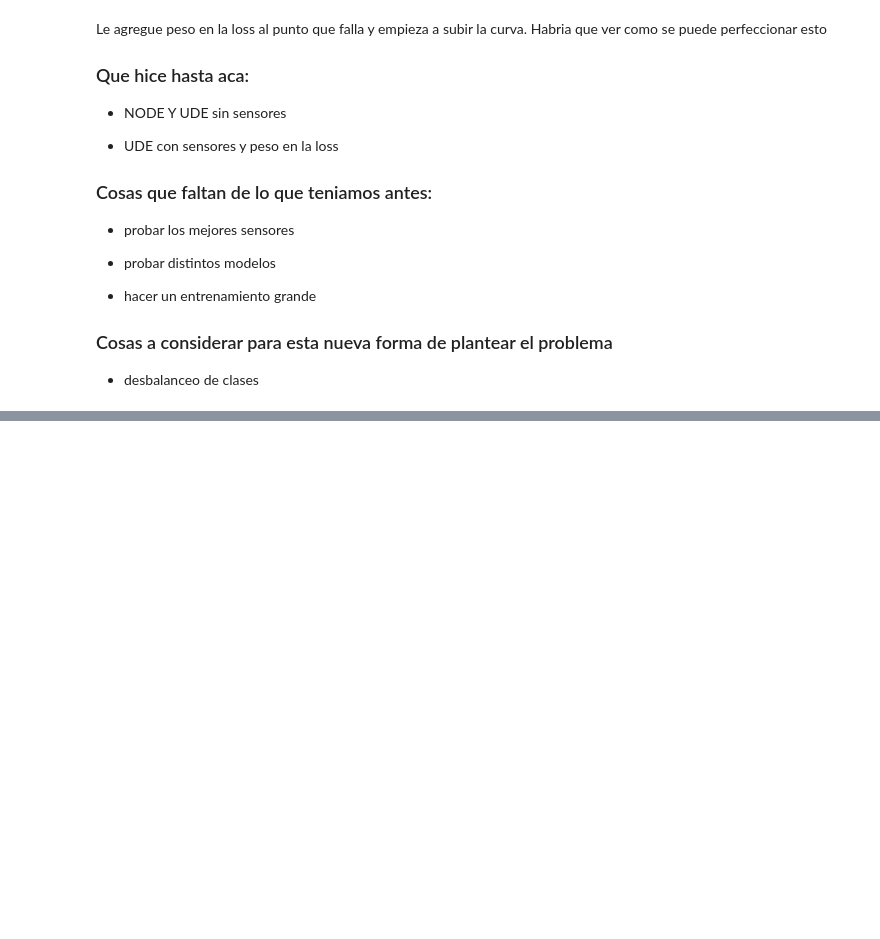
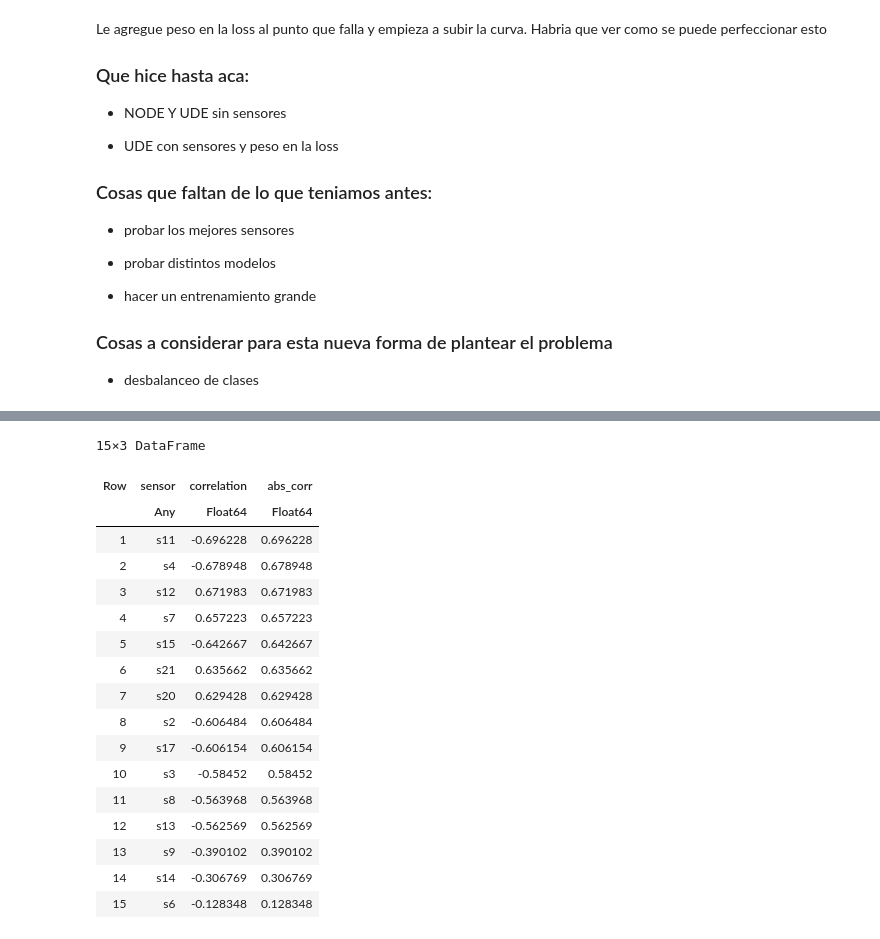
Before and after one commit to SoutoSebastian/TP-DegradacionDeMotores, a Jupyter notebook: mi_entorno/degradacion2.ipynb, the cells around one changed output, grey strips where cells are left out. Cells and saved outputs as stored; diff of their text form; code cells hidden in the pictures; blank space fills up the shorter version.

```diff
--- a/mi_entorno/degradacion2.ipynb
+++ b/mi_entorno/degradacion2.ipynb
@@ -972,0 +1093,33 @@ Le agregue peso en la loss al punto que falla y empieza a subir la curva. Habria
+# %%
+correlations = DataFrame(
+    sensor = valid_sensors,
+    correlation = [
+        cor(train_df[!, col], train_df.RUL)
+        for col in valid_sensors
+    ]
+)
+
+correlations.abs_corr = abs.(correlations.correlation)
+
+sort!(correlations, :abs_corr, rev=true)
+
+correlations
+# %% [output]
+15×3 DataFrame
+| Row | sensor | correlation | abs_corr |
+|  | Any | Float64 | Float64 |
+| 1 | s11 | -0.696228 | 0.696228 |
+| 2 | s4 | -0.678948 | 0.678948 |
+| 3 | s12 | 0.671983 | 0.671983 |
+| 4 | s7 | 0.657223 | 0.657223 |
+| 5 | s15 | -0.642667 | 0.642667 |
+| 6 | s21 | 0.635662 | 0.635662 |
+| 7 | s20 | 0.629428 | 0.629428 |
+| 8 | s2 | -0.606484 | 0.606484 |
+| 9 | s17 | -0.606154 | 0.606154 |
+| 10 | s3 | -0.58452 | 0.58452 |
+| 11 | s8 | -0.563968 | 0.563968 |
+| 12 | s13 | -0.562569 | 0.562569 |
+| 13 | s9 | -0.390102 | 0.390102 |
+| 14 | s14 | -0.306769 | 0.306769 |
+| 15 | s6 | -0.128348 | 0.128348 |
```
Also changed, not shown: parts of 24 cells of this notebook.
